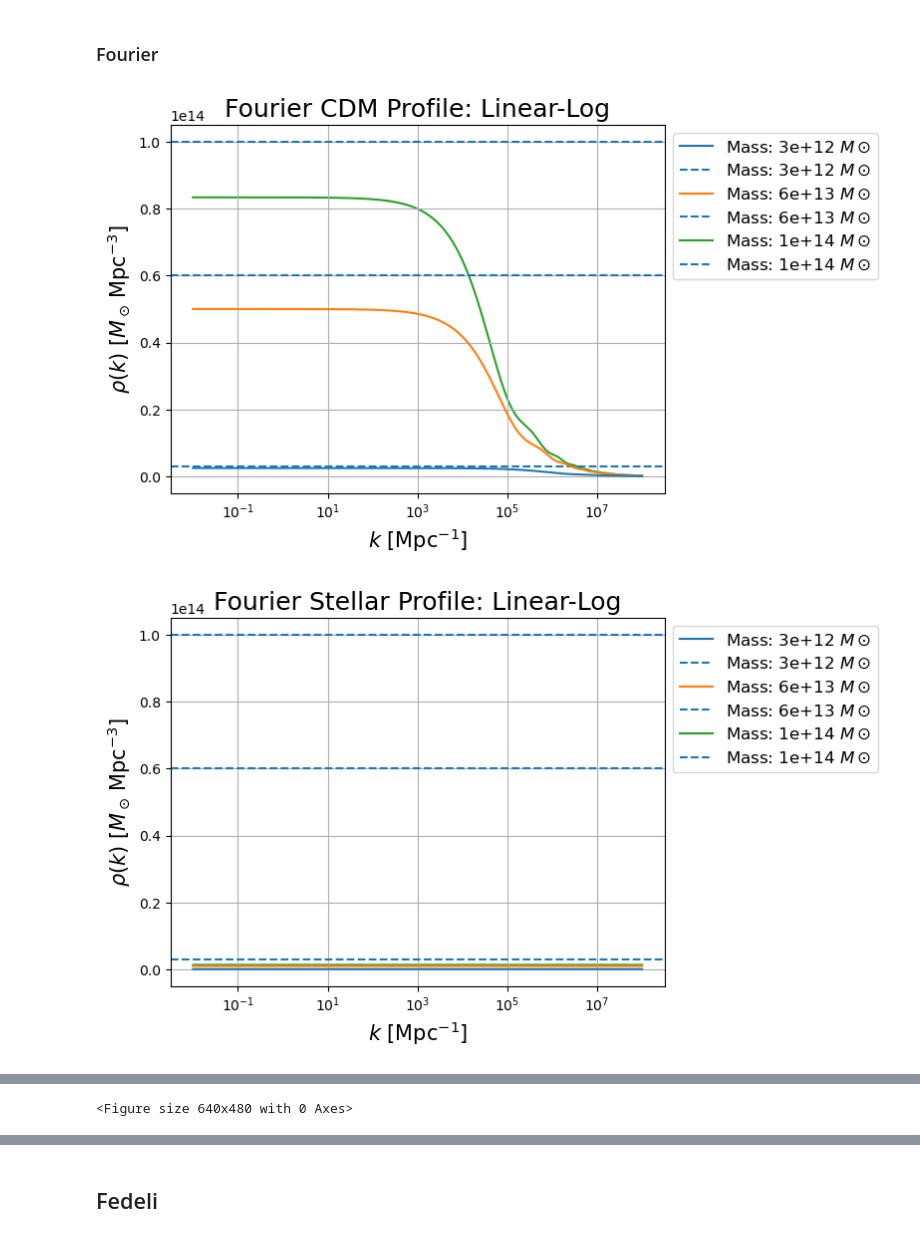
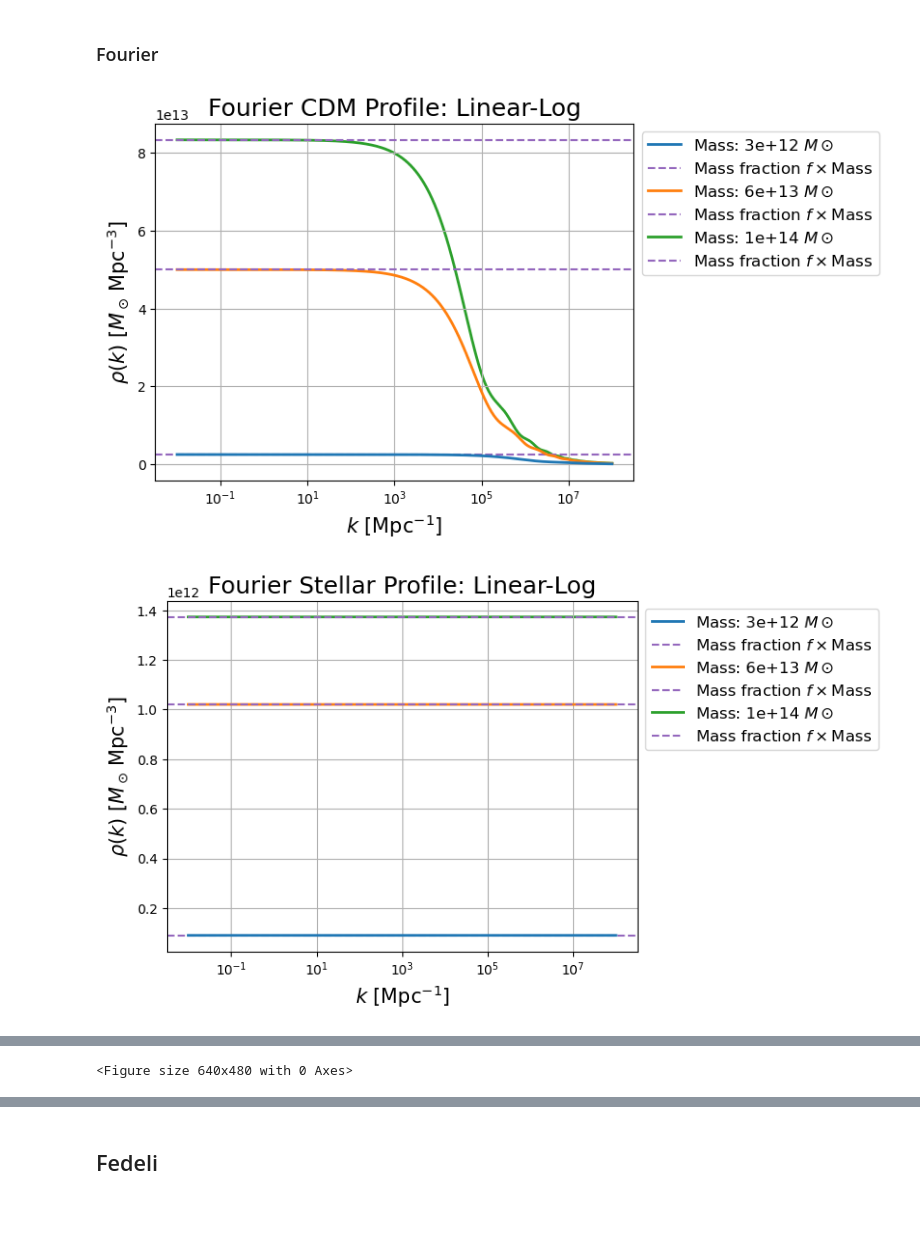
Before and after one commit to Catherine-Lambe/Oxford-Internship-Practices, a Jupyter notebook: symposium presentation/Symposium plots.ipynb, the cells around one changed output, grey strips where cells are left out. Drawn from its saved outputs; the diff is of its cells as text; code cells hidden in the pictures; blank space fills up the shorter version.

```diff
--- a/symposium presentation/Symposium plots.ipynb
+++ b/symposium presentation/Symposium plots.ipynb
@@ -163,25 +163,24 @@ fed_f_list = [fed_profile._f_stell(trial_M), fed_profile._f_gas(trial_M), np.ful
 # %% [markdown]
 ## BCM
 # %%
-titles_list = [' CDM ', ' Stellar ', ' Ejected Gas ', ' Bound Gas ', ' Total BCM ']
+bcm_titles_list = [' CDM ', ' Stellar ', ' Ejected Gas ', ' Bound Gas ', ' Total BCM ']
 print('BCM', bcm_f_list)
-#print('Fedeli', fed_f_list)
+bcm_real_profiles = [bcm_cdm_real, bcm_stel_real, bcm_ej_real, bcm_bd_real, bcm_real]
+bcm_fourier_profiles = [bcm_cdm_fourier, bcm_stel_fourier, bcm_ej_fourier, bcm_bd_fourier[0], bcm_fourier]
 # %% [output]
 BCM [array([0.83333333, 0.83333333, 0.83333333]), array([0.02999455, 0.01701254, 0.013735  ]), array([0.10992043, 0.06062414, 0.05105785]), array([0.02675169, 0.08902999, 0.10187381]), array([1, 1, 1] ...
 # %% [markdown]
 ### Rea
 # %%
-bcm_real_profiles = [bcm_cdm_real, bcm_stel_real, bcm_ej_real, bcm_bd_real, bcm_real]
 for i, profile in enumerate(bcm_real_profiles):
-    fraction = np.atleast_1d(bcm_f_list[i])
     for j, prof in enumerate(profile):
-        plt.plot(trial_r, fraction[j]*prof, label=f'Mass: {trial_M[j]:.1g} $M \\odot$', zorder=len(profile)-j)
+        plt.plot(trial_r, prof, label=f'Mass: {trial_M[j]:.1g} $M \\odot$', zorder=len(profile)-j, linewidth=2)
     plt.xscale('log')
     plt.yscale('log')
     plt.grid(True)
     plt.legend(loc='best', bbox_to_anchor=(1,1), fontsize=12)
     plt.ylabel(r'$\rho(r)\, \,[M_\odot\,{\rm Mpc}^{-3}]$', fontsize=15)
     plt.xlabel(r'$r\, \,[{\rm Mpc}]$', fontsize=15);
-    plt.title('Real'+titles_list[i]+'Profile: Log-Log', fontsize=18);
+    plt.title('Real'+bcm_titles_list[i]+'Profile: Log-Log', fontsize=18);
     plt.figure();
 # %% [output]
@@ -189,0 +193,11 @@ IndexError: index 1 is out of bounds for axis 0 with size 1
+# %%
+for i, profile in enumerate(bcm_real_profiles):
+    for j, prof in enumerate(profile):
+        plt.plot(trial_r, prof, label=f'Mass: {trial_M[j]:.1g} $M \\odot$', zorder=len(profile)-j, linewidth=2)
+    plt.xscale('log')
+    plt.grid(True)
+    plt.legend(loc='best', bbox_to_anchor=(1,1), fontsize=12)
+    plt.ylabel(r'$\rho(r)\, \,[M_\odot\,{\rm Mpc}^{-3}]$', fontsize=15)
+    plt.xlabel(r'$r\, \,[{\rm Mpc}]$', fontsize=15);
+    plt.title('Real'+bcm_titles_list[i]+'Profile: Linear-Log', fontsize=18);
+    plt.figure();
@@ -190,19 +211,20 @@ IndexError: index 1 is out of bounds for axis 0 with size 1
 # %% [markdown]
 ### Fourier
 # %%
-bcm_fourier_profiles = [bcm_cdm_fourier, bcm_stel_fourier, bcm_ej_fourier, bcm_bd_fourier[0], bcm_fourier]
 for i, profile in enumerate(bcm_fourier_profiles):
+   # fraction = np.atleast_1d(bcm_f_list[i])
     for j, prof in enumerate(profile):
-        plt.plot(trial_r, prof, label=f'Mass: {trial_M[j]:.1g} $M \\odot$', zorder=len(profile)-j)
-        plt.axhline(trial_M[j], linestyle='--', label=f'Mass: {trial_M[j]:.1g} $M \\odot$')
+        plt.plot(trial_r, prof, label=f'Mass: {trial_M[j]:.1g} $M \\odot$', zorder=len(profile)-j, linewidth=2)
+        plt.axhline(bcm_f_list[i][j]*trial_M[j], color='tab:purple', linestyle='--', label=f'Mass fraction $f \\times$Mass')
+                    #label=f'Mass: {trial_M[j]:.1g} $M \\odot$')
     plt.xscale('log')
    # plt.yscale('log')
     plt.grid(True)
     plt.legend(loc='best', bbox_to_anchor=(1,1), fontsize=12)
     plt.ylabel(r'$\rho(k)\, \,[M_\odot\,{\rm Mpc}^{-3}]$', fontsize=15)
     plt.xlabel(r'$k\, \,[{\rm Mpc^{-1}}]$', fontsize=15);
-    plt.title('Fourier'+titles_list[i]+'Profile: Linear-Log', fontsize=18);
+    plt.title('Fourier'+bcm_titles_list[i]+'Profile: Linear-Log', fontsize=18);
     plt.figure();
 # %% [output]
-[figure, old version]
+[figure, new version]
-[figure, old version]
+[figure, new version]
```
Also changed, not shown: parts of 6 cells of this notebook.
